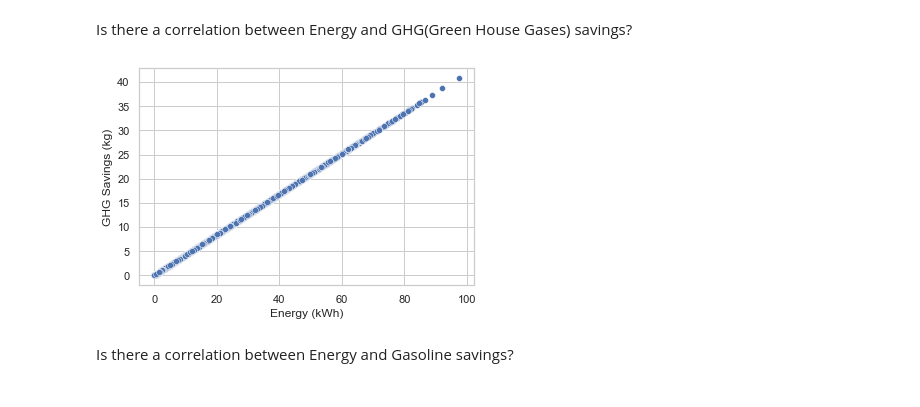
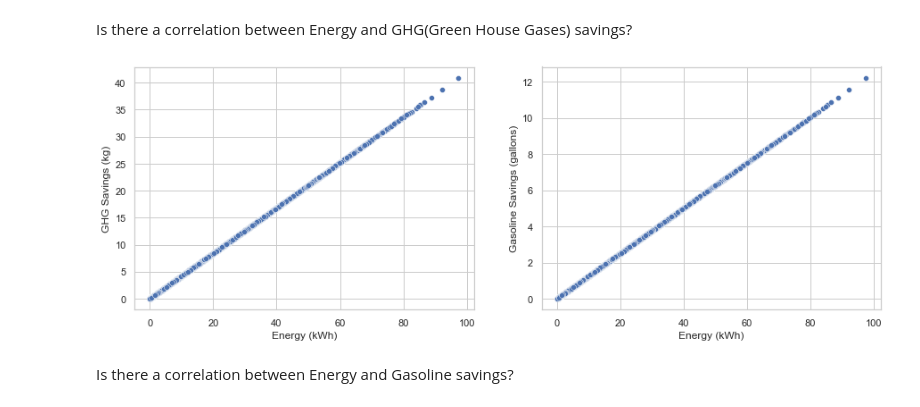
Before and after one commit to Gangaraj-eng/IT496_DataForce_CourseProject1, a Jupyter notebook: 202001107/202001107_IT496_CP1.ipynb, the cells around one changed output. Saved outputs shown, nothing was run; the diff lists cells and outputs as text; code cells hidden in the pictures.

```diff
--- a/202001107/202001107_IT496_CP1.ipynb
+++ b/202001107/202001107_IT496_CP1.ipynb
@@ -123,9 +125,11 @@ From the boxplot, we can say that Energy, GHG Savings, Gasoline savings and Fee
 # %% [markdown]
 Is there a correlation between Energy and GHG(Green House Gases) savings?
 # %%
-sns.scatterplot(x=Data['Energy (kWh)'], y = Data['GHG Savings (kg)'])
+fig,(ax1, ax2) = plt.subplots(1,2,figsize=(15,5))
+sns.scatterplot(x=Data['Energy (kWh)'], y = Data['GHG Savings (kg)'],ax=ax1)
+sns.scatterplot(x=Data['Energy (kWh)'], y = Data['Gasoline Savings (gallons)'],ax=ax2)
 plt.show()
 # %% [output]
-[figure, old version]
+[figure, new version]
 # %% [markdown]
 Is there a correlation between Energy and Gasoline savings?
```
Also changed, not shown: parts of 38 cells of this notebook.
